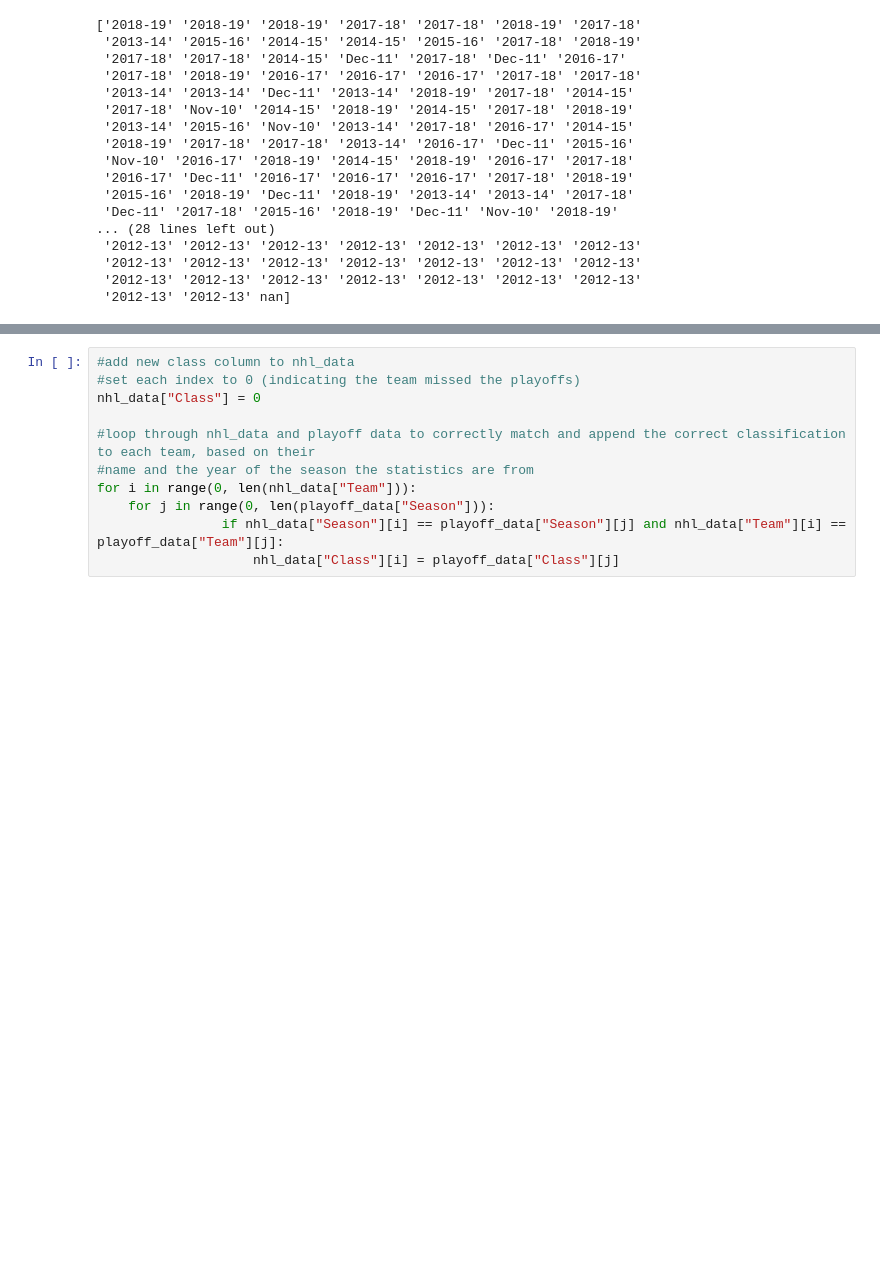
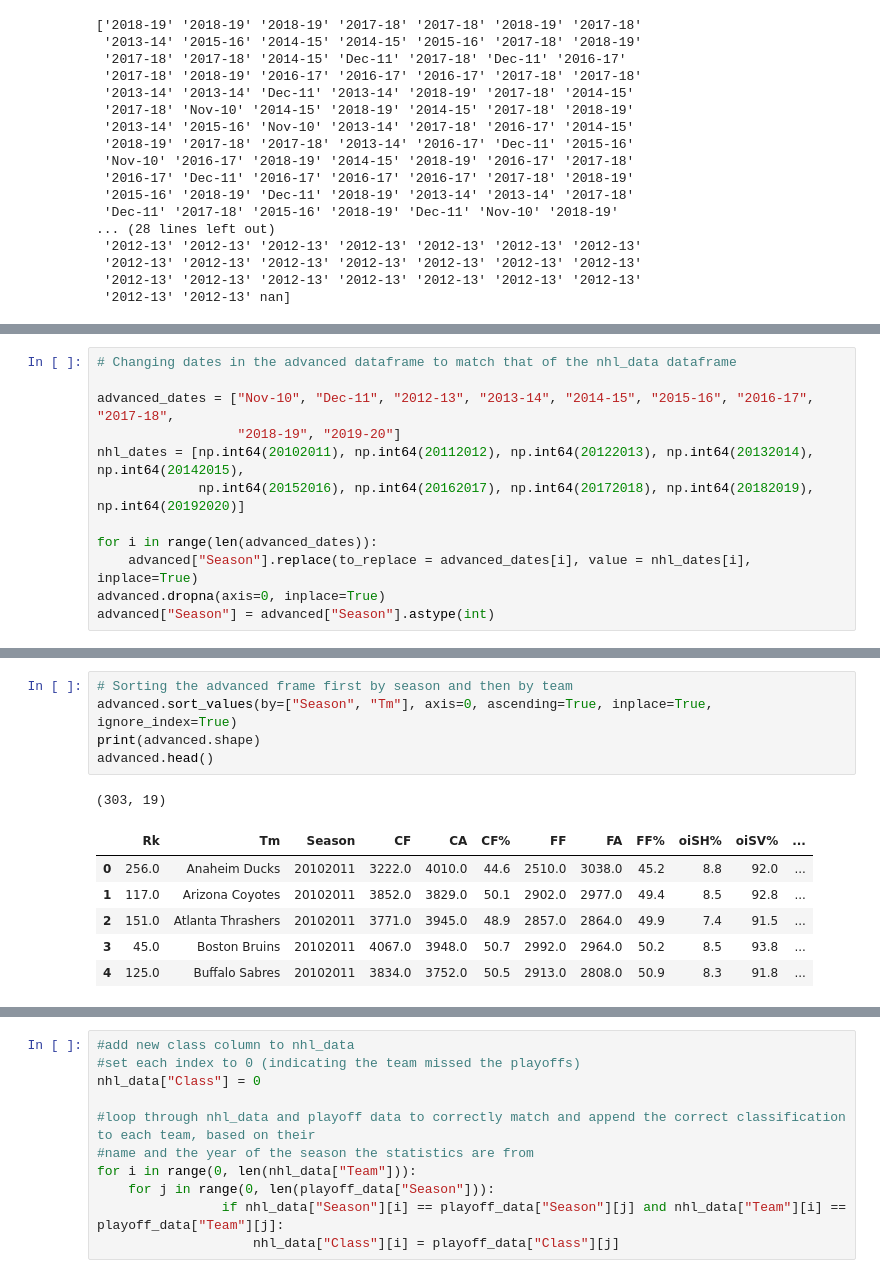
Before and after one commit to Carsi6/Sports_Prediction, a Jupyter notebook: adam_copy.ipynb, the cells around one changed output, grey strips where cells are left out. Saved outputs shown, nothing was run; the diff lists cells and outputs as text; blank space fills up the shorter version.

```diff
--- a/adam_copy.ipynb
+++ b/adam_copy.ipynb
@@ -312,0 +51,12 @@ See the caveats in the documentation: https://pandas.pydata.org/pandas-docs/stab
+# %%
+# Changing dates in the advanced dataframe to match that of the nhl_data dataframe
+
+advanced_dates = ["Nov-10", "Dec-11", "2012-13", "2013-14", "2014-15", "2015-16", "2016-17", "2017-18",
+                  "2018-19", "2019-20"]
+nhl_dates = [np.int64(20102011), np.int64(20112012), np.int64(20122013), np.int64(20132014), np.int64(20142015),
+             np.int64(20152016), np.int64(20162017), np.int64(20172018), np.int64(20182019), np.int64(20192020)]
+
+for i in range(len(advanced_dates)):
+    advanced["Season"].replace(to_replace = advanced_dates[i], value = nhl_dates[i], inplace=True)
+advanced.dropna(axis=0, inplace=True)
+advanced["Season"] = advanced["Season"].astype(int)
@@ -312,0 +98,13 @@ See the caveats in the documentation: https://pandas.pydata.org/pandas-docs/stab
+# %%
+# Sorting the advanced frame first by season and then by team
+advanced.sort_values(by=["Season", "Tm"], axis=0, ascending=True, inplace=True, ignore_index=True)
+print(advanced.shape)
+advanced.head()
+# %% [output]
+(303, 19)
+|  | Rk | Tm | Season | CF | CA | CF% | FF | FA | FF% | oiSH% | oiSV% | ... |
+| 0 | 256.0 | Anaheim Ducks | 20102011 | 3222.0 | 4010.0 | 44.6 | 2510.0 | 3038.0 | 45.2 | 8.8 | 92.0 | ... |
+| 1 | 117.0 | Arizona Coyotes | 20102011 | 3852.0 | 3829.0 | 50.1 | 2902.0 | 2977.0 | 49.4 | 8.5 | 92.8 | ... |
+| 2 | 151.0 | Atlanta Thrashers | 20102011 | 3771.0 | 3945.0 | 48.9 | 2857.0 | 2864.0 | 49.9 | 7.4 | 91.5 | ... |
+| 3 | 45.0 | Boston Bruins | 20102011 | 4067.0 | 3948.0 | 50.7 | 2992.0 | 2964.0 | 50.2 | 8.5 | 93.8 | ... |
+| 4 | 125.0 | Buffalo Sabres | 20102011 | 3834.0 | 3752.0 | 50.5 | 2913.0 | 2808.0 | 50.9 | 8.3 | 91.8 | ... |
```
Also changed, not shown: parts of 20 cells of this notebook.
